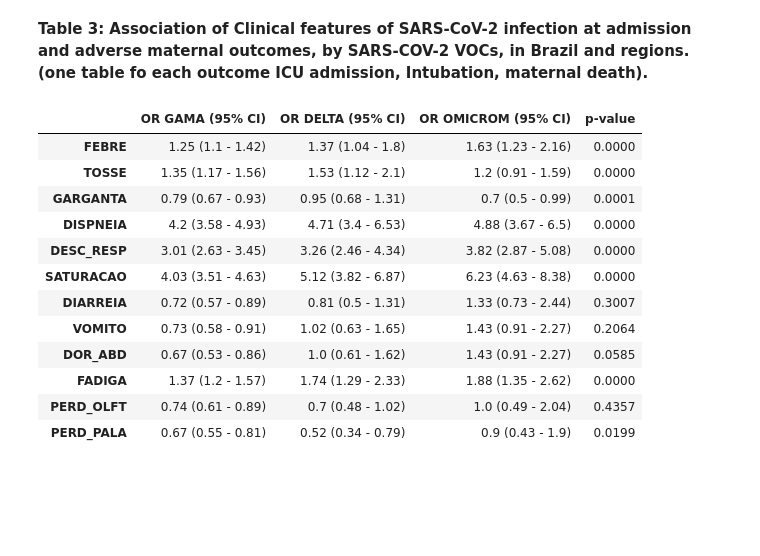
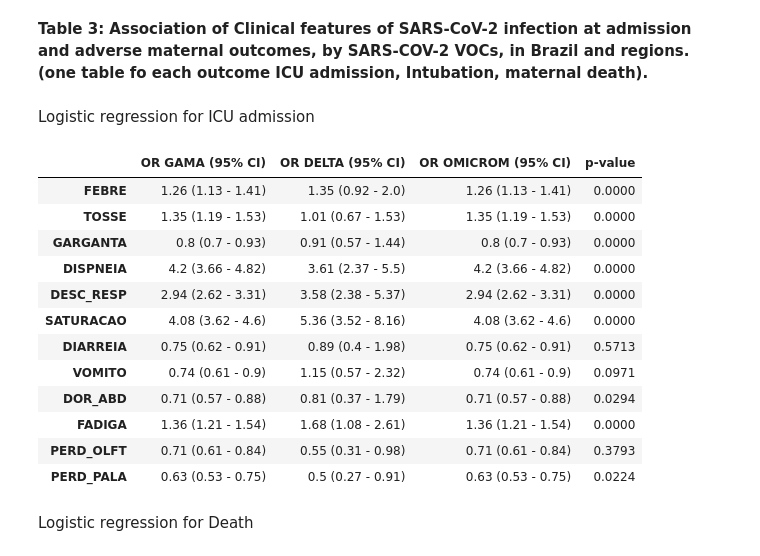
Before and after one commit to LucasTramonte/Analysis-SARS-CoV-2-variants, a Jupyter notebook: Logistic_Regression.ipynb, the cells around one changed output. Saved outputs shown, nothing was run; the diff lists cells and outputs as text; code cells hidden in the pictures; blank space fills up the shorter version.

```diff
--- a/Logistic_Regression.ipynb
+++ b/Logistic_Regression.ipynb
@@ -872,2 +923,4 @@ Sul               324  1143
 # %% [markdown]
 **Table 3: Association of Clinical features of SARS-CoV-2 infection at admission and adverse maternal outcomes, by SARS-COV-2 VOCs,  in Brazil and regions.  (one table fo each outcome ICU admission, Intubation, maternal death).**
+# %% [markdown]
+Logistic regression for ICU admission
@@ -874,23 +930,21 @@ Sul               324  1143
+# %%
+df_temp = df.copy()
+for coluna in colunas:
+    df_temp = df_temp.loc[df_temp[coluna] != 'Missing']
+
+dic = {1:1, 2:0}
+df_temp = df_temp.applymap(lambda x: dic.get(x, x))
+
+df_temp_gama = df_temp.loc[df_temp['VARIANTE_COVID'] != 3].copy()
+df_temp_gama = df_temp_gama .loc[df_temp['VARIANTE_COVID'] != 2]
+
+df_temp_delta = df_temp.loc[df_temp['VARIANTE_COVID'] != 3].copy()
+df_temp_delta = df_temp_gama .loc[df_temp['VARIANTE_COVID'] != 1]
+
+df_temp_omicrom = df_temp.loc[df_temp['VARIANTE_COVID'] != 1].copy()
+df_temp_omicrom = df_temp_gama .loc[df_temp['VARIANTE_COVID'] != 2]
 # %%
-#@title Regressão logística para UTI (ICU admission)
-vars = ['FEBRE', 'TOSSE', 'GARGANTA', 'DISPNEIA', 'DESC_RESP', 'SATURACAO','DIARREIA', 'VOMITO', 'DOR_ABD', 'FADIGA', 'PERD_OLFT', 'PERD_PALA']
-colunas = ['UTI', 'FEBRE', 'TOSSE', 'GARGANTA', 'DISPNEIA', 'DESC_RESP', 'SATURACAO', 'DIARREIA', 'VOMITO', 'DOR_ABD', 'FADIGA', 'PERD_OLFT', 'PERD_PALA']
-
-df_temp = df.copy()
-for coluna in colunas:
-    df_temp = df_temp.loc[df_temp[coluna] < 3]
-dic = {1:1, 2:0}
-df_temp = df_temp.applymap(lambda x: dic.get(x, x))
-
-selecao_gama = (df_temp['DT_COLETA'] >= '2021-03-01') & (df_temp['DT_COLETA'] <= '2021-07-30')
-selecao_delta = (df_temp['DT_COLETA'] >= '2021-09-01') & (df_temp['DT_COLETA'] <= '2021-11-30')
-selecao_omicrom = (df_temp['DT_COLETA'] >= '2022-01-01') & (df_temp['DT_COLETA'] <= '2022-08-30')
-
-df_selecao_gama = df_temp[selecao_gama]
-df_selecao_delta = df_temp[selecao_delta]
-df_selecao_omicrom = df_temp[selecao_omicrom]
-
-#criando modelo de Regressão Logística apenas para os p-values
+#creating Logistic Regression model only for p-values
 models = {}
 p_values = {}
 for i, feature in enumerate(vars):
@@ -902,7 +956,7 @@ for i, feature in enumerate(vars):
 lista_p_values = list(p_values.values())
 lista_p_values = np.round(lista_p_values,4)
 
-# Regressão Logística - Gama
+# Logistic Regression - Gamma
 
 odds_ratios_gama = []
 lowerCI_gama= []
@@ -912,7 +966,7 @@ for i, var in enumerate(vars):
     formula = f"UTI ~ {var}"
     with warnings.catch_warnings():
         warnings.simplefilter("ignore")
-        model = smf.logit(formula, data=df_selecao_gama).fit(disp=0)
+        model = smf.logit(formula, data=df_temp_gama).fit(disp=0)
 
     odds_ratios_gama.append(np.exp(model.params[1]))
     lowerCI_gama.append(np.exp(model.conf_int()[0][1]))
@@ -925,7 +979,7 @@ or_gama = or_gama.astype(str)
 or_gama['OR GAMA (95% CI)'] = or_gama.apply(lambda x: x['OR'] + ' (' + x['Lower CI'] + ' ' + '-' + ' ' + x['Upper CI'] + ')', axis=1)
 or_gama.drop(columns = ['OR','Lower CI','Upper CI'], inplace = True)
 
-# Regressão Logística - Delta
+# Logistic Regression - Delta
 
 odds_ratios_delta = []
 lowerCI_delta= []
@@ -935,7 +989,7 @@ for i, var in enumerate(vars):
     formula = f"UTI ~ {var}"
     with warnings.catch_warnings():
         warnings.simplefilter("ignore")
-        model = smf.logit(formula, data=df_selecao_delta).fit(disp=0)
+        model = smf.logit(formula, data=df_temp_delta).fit(disp=0)
 
     odds_ratios_delta.append(np.exp(model.params[1]))
     lowerCI_delta.append(np.exp(model.conf_int()[0][1]))
@@ -947,44 +1001,46 @@ or_delta = np.round(or_delta,2)
 or_delta = or_delta.astype(str)
 or_delta['OR DELTA (95% CI)'] = or_delta.apply(lambda x: x['OR'] + ' (' + x['Lower CI'] + ' ' + '-' + ' ' + x['Upper CI'] + ')', axis=1)
 or_delta.drop(columns = ['OR','Lower CI','Upper CI'], inplace = True)
 
-# Regressão Logística - Omicrom
+# Logistic Regression - Omicrom
 
 odds_ratios_omicrom = []
 lowerCI_omicrom = []
 upperCI_omicrom = []
 
 for i, var in enumerate(vars):
     formula = f"UTI ~ {var}"
     with warnings.catch_warnings():
         warnings.simplefilter("ignore")
-        model = smf.logit(formula, data=df_selecao_omicrom).fit(disp=0)
+        model = smf.logit(formula, data=df_temp_omicrom).fit(disp=0)
 
     odds_ratios_omicrom.append(np.exp(model.params[1]))
     lowerCI_omicrom.append(np.exp(model.conf_int()[0][1]))
     upperCI_omicrom.append(np.exp(model.conf_int()[1][1]))
 
 or_omicrom = pd.DataFrame({"OR": odds_ratios_omicrom,"Lower CI": lowerCI_omicrom,"Upper CI": upperCI_omicrom})
 or_omicrom.index = vars
 or_omicrom = np.round(or_omicrom,2)
 or_omicrom = or_omicrom.astype(str)
 or_omicrom['OR OMICROM (95% CI)'] = or_omicrom.apply(lambda x: x['OR'] + ' (' + x['Lower CI'] + ' ' + '-' + ' ' + x['Upper CI'] + ')', axis=1)
 or_omicrom.drop(columns = ['OR','Lower CI','Upper CI'], inplace = True)
 
 or_UTI = pd.DataFrame({"OR GAMA (95% CI)":or_gama['OR GAMA (95% CI)'],"OR DELTA (95% CI)": or_delta['OR DELTA (95% CI)'],"OR OMICROM (95% CI)": or_omicrom['OR OMICROM (95% CI)']},index = vars)
 or_UTI['p-value'] = list(lista_p_values)
 or_UTI
 # %% [output]
 |  | OR GAMA (95% CI) | OR DELTA (95% CI) | OR OMICROM (95% CI) | p-value |
-| FEBRE | 1.25 (1.1 - 1.42) | 1.37 (1.04 - 1.8) | 1.63 (1.23 - 2.16) | 0.0000 |
-| TOSSE | 1.35 (1.17 - 1.56) | 1.53 (1.12 - 2.1) | 1.2 (0.91 - 1.59) | 0.0000 |
-| GARGANTA | 0.79 (0.67 - 0.93) | 0.95 (0.68 - 1.31) | 0.7 (0.5 - 0.99) | 0.0001 |
-| DISPNEIA | 4.2 (3.58 - 4.93) | 4.71 (3.4 - 6.53) | 4.88 (3.67 - 6.5) | 0.0000 |
-| DESC_RESP | 3.01 (2.63 - 3.45) | 3.26 (2.46 - 4.34) | 3.82 (2.87 - 5.08) | 0.0000 |
-| SATURACAO | 4.03 (3.51 - 4.63) | 5.12 (3.82 - 6.87) | 6.23 (4.63 - 8.38) | 0.0000 |
-| DIARREIA | 0.72 (0.57 - 0.89) | 0.81 (0.5 - 1.31) | 1.33 (0.73 - 2.44) | 0.3007 |
-| VOMITO | 0.73 (0.58 - 0.91) | 1.02 (0.63 - 1.65) | 1.43 (0.91 - 2.27) | 0.2064 |
-| DOR_ABD | 0.67 (0.53 - 0.86) | 1.0 (0.61 - 1.62) | 1.43 (0.91 - 2.27) | 0.0585 |
-| FADIGA | 1.37 (1.2 - 1.57) | 1.74 (1.29 - 2.33) | 1.88 (1.35 - 2.62) | 0.0000 |
-| PERD_OLFT | 0.74 (0.61 - 0.89) | 0.7 (0.48 - 1.02) | 1.0 (0.49 - 2.04) | 0.4357 |
-| PERD_PALA | 0.67 (0.55 - 0.81) | 0.52 (0.34 - 0.79) | 0.9 (0.43 - 1.9) | 0.0199 |
+| FEBRE | 1.26 (1.13 - 1.41) | 1.35 (0.92 - 2.0) | 1.26 (1.13 - 1.41) | 0.0000 |
+| TOSSE | 1.35 (1.19 - 1.53) | 1.01 (0.67 - 1.53) | 1.35 (1.19 - 1.53) | 0.0000 |
+| GARGANTA | 0.8 (0.7 - 0.93) | 0.91 (0.57 - 1.44) | 0.8 (0.7 - 0.93) | 0.0000 |
+| DISPNEIA | 4.2 (3.66 - 4.82) | 3.61 (2.37 - 5.5) | 4.2 (3.66 - 4.82) | 0.0000 |
+| DESC_RESP | 2.94 (2.62 - 3.31) | 3.58 (2.38 - 5.37) | 2.94 (2.62 - 3.31) | 0.0000 |
+| SATURACAO | 4.08 (3.62 - 4.6) | 5.36 (3.52 - 8.16) | 4.08 (3.62 - 4.6) | 0.0000 |
+| DIARREIA | 0.75 (0.62 - 0.91) | 0.89 (0.4 - 1.98) | 0.75 (0.62 - 0.91) | 0.5713 |
+| VOMITO | 0.74 (0.61 - 0.9) | 1.15 (0.57 - 2.32) | 0.74 (0.61 - 0.9) | 0.0971 |
+| DOR_ABD | 0.71 (0.57 - 0.88) | 0.81 (0.37 - 1.79) | 0.71 (0.57 - 0.88) | 0.0294 |
+| FADIGA | 1.36 (1.21 - 1.54) | 1.68 (1.08 - 2.61) | 1.36 (1.21 - 1.54) | 0.0000 |
+| PERD_OLFT | 0.71 (0.61 - 0.84) | 0.55 (0.31 - 0.98) | 0.71 (0.61 - 0.84) | 0.3793 |
+| PERD_PALA | 0.63 (0.53 - 0.75) | 0.5 (0.27 - 0.91) | 0.63 (0.53 - 0.75) | 0.0224 |
+# %% [markdown]
+Logistic regression for Death
```
Also changed, not shown: parts of 48 cells of this notebook, 3 other files.
